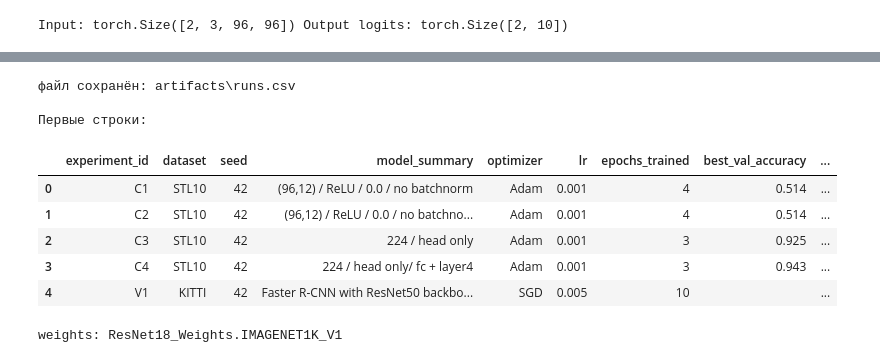
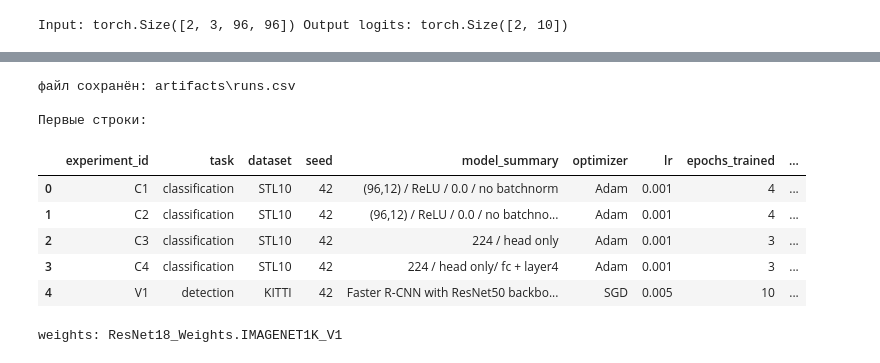
Before and after one commit to gytory/aie-dpo-homework, a Jupyter notebook: homeworks/HW10-11/HW10-11.ipynb, the cells around one changed output, grey strips where cells are left out. Cells and saved outputs as stored; diff of their text form; code cells hidden in the pictures.

```diff
--- a/homeworks/HW10-11/HW10-11.ipynb
+++ b/homeworks/HW10-11/HW10-11.ipynb
@@ -404,6 +405,7 @@ import pandas as pd
 results_data = [
     {
         "experiment_id": "C1",
+        "task": "classification",
         "dataset": "STL10",
         "seed": 42,
         "model_summary": "(96,12) / ReLU / 0.0 / no batchnorm",
@@ -419,6 +421,7 @@ results_data = [
     },
     {
         "experiment_id": "C2",
+        "task": "classification",
         "dataset": "STL10",
         "seed": 42,
         "model_summary": "(96,12) / ReLU / 0.0 / no batchnorm / augmentations: RandomCrop, RandomInvert, GaussianBlur",
@@ -434,6 +437,7 @@ results_data = [
     },
     {
         "experiment_id": "C3",
+        "task": "classification",
         "dataset": "STL10",
         "seed": 42,
         "model_summary": "224 / head only",
@@ -449,6 +453,7 @@ results_data = [
     },
     {
         "experiment_id": "C4",
+        "task": "classification",
         "dataset": "STL10",
         "seed": 42,
         "model_summary": "224 / head only/ fc + layer4",
@@ -464,6 +469,7 @@ results_data = [
     },
     {
     "experiment_id": "V1",
+    "task": "detection",
     "dataset": "KITTI",
     "seed": 42,
     "model_summary": "Faster R-CNN with ResNet50 backbone, pretrained on COCO",
@@ -480,40 +486,41 @@ results_data = [
 
     {
         "experiment_id": "V2",
+        "task": "detection",
         "dataset": "KITTI",
         "seed": 42,
         "model_summary": "Faster R-CNN with ResNet50 backbone, pretrained on COCO",
         "optimizer": "SGD",
         "lr": 0.005,
         "epochs_trained": 10,
         "best_val_accuracy": "",
         "test_accuracy": "",
         "precision": "0.624",
         "recall": " 0.065",
         "mean_iou": "0.666",
         "notes": "score_threshold=0.7, iou_thr=0.7, person class only",
     }
 
 ]
 
 df_results = pd.DataFrame(results_data)
 
 csv_path = Path('./artifacts/runs.csv')
 df_results.to_csv(csv_path, index=False, encoding='utf-8')
 
 print(f"файл сохранён: {csv_path}")
 print("\nПервые строки:")
 df_results.head()
 # %% [output]
 файл сохранён: artifacts\runs.csv
 
 Первые строки:
-|  | experiment_id | dataset | seed | model_summary | optimizer | lr | epochs_trained | best_val_accuracy | ... |
-| 0 | C1 | STL10 | 42 | (96,12) / ReLU / 0.0 / no batchnorm | Adam | 0.001 | 4 | 0.514 | ... |
-| 1 | C2 | STL10 | 42 | (96,12) / ReLU / 0.0 / no batchno... | Adam | 0.001 | 4 | 0.514 | ... |
-| 2 | C3 | STL10 | 42 | 224 / head only | Adam | 0.001 | 3 | 0.925 | ... |
-| 3 | C4 | STL10 | 42 | 224 / head only/ fc + layer4 | Adam | 0.001 | 3 | 0.943 | ... |
-| 4 | V1 | KITTI | 42 | Faster R-CNN with ResNet50 backbo... | SGD | 0.005 | 10 |  | ... |
+|  | experiment_id | task | dataset | seed | model_summary | optimizer | lr | epochs_trained | ... |
+| 0 | C1 | classification | STL10 | 42 | (96,12) / ReLU / 0.0 / no batchnorm | Adam | 0.001 | 4 | ... |
+| 1 | C2 | classification | STL10 | 42 | (96,12) / ReLU / 0.0 / no batchno... | Adam | 0.001 | 4 | ... |
+| 2 | C3 | classification | STL10 | 42 | 224 / head only | Adam | 0.001 | 3 | ... |
+| 3 | C4 | classification | STL10 | 42 | 224 / head only/ fc + layer4 | Adam | 0.001 | 3 | ... |
+| 4 | V1 | detection | KITTI | 42 | Faster R-CNN with ResNet50 backbo... | SGD | 0.005 | 10 | ... |
 # %%
 BATCH_SIZE = 64  # ResNet тяжелее, чем SimpleCNN
 EPOCHS_HEAD = 3 if FAST_MODE else 8
```
Also changed, not shown: parts of 16 cells of this notebook, 1 other file.
